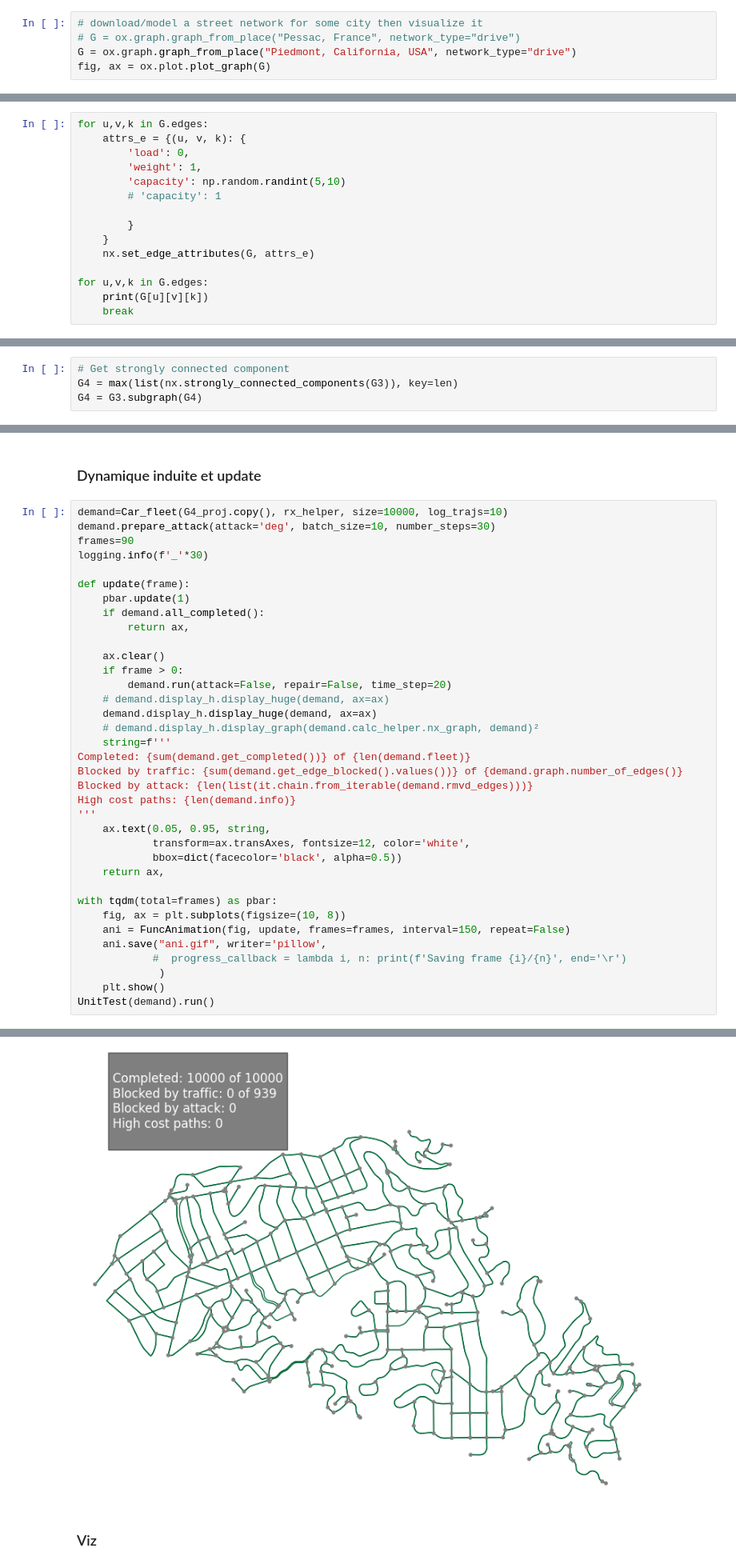
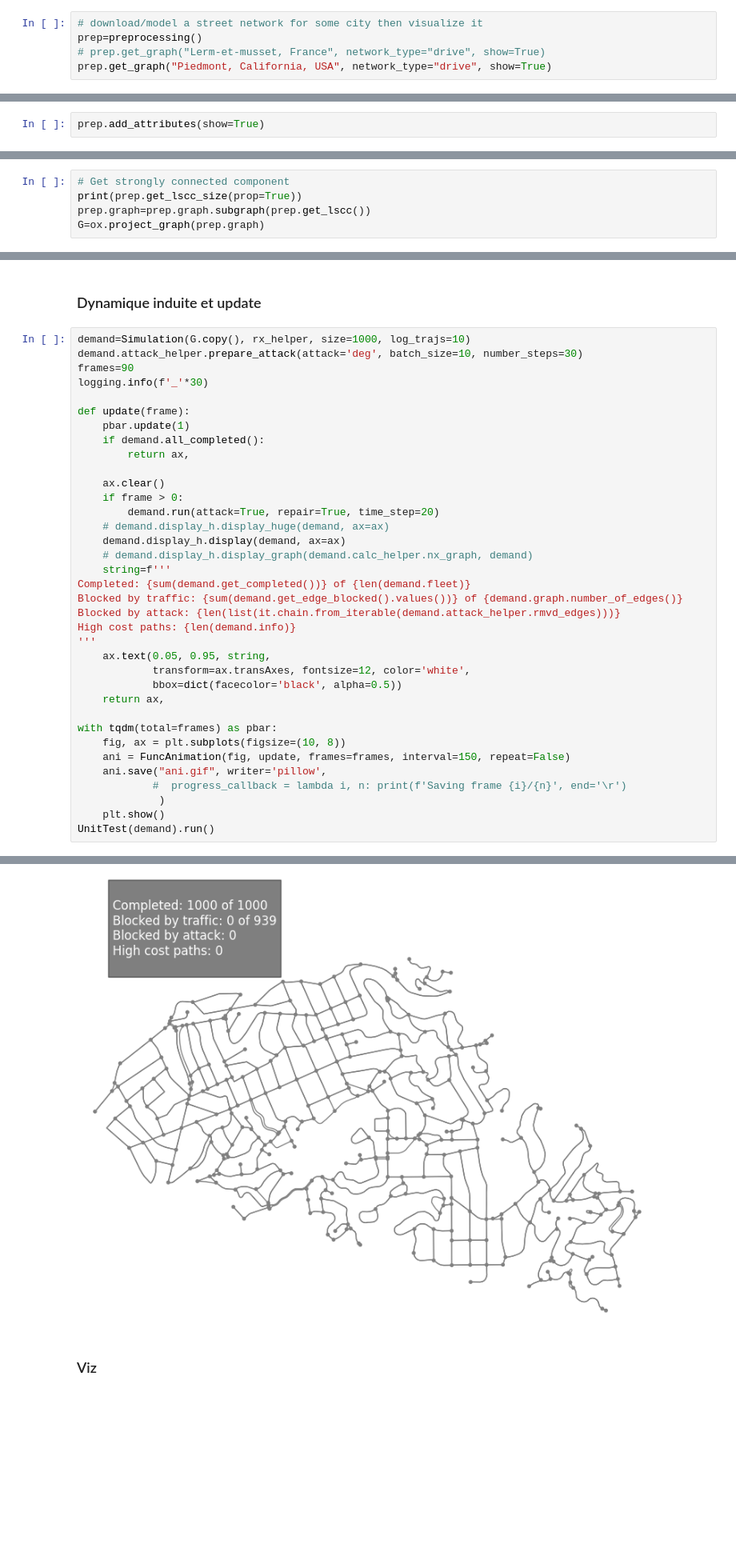
Before and after one commit to lucas-lacampagne/sim, a Jupyter notebook: notebooks/test_query_path.ipynb, the cells around one changed output, grey strips where cells are left out. Shown at 80% size. Drawn from its saved outputs; the diff is of its cells as text; blank space fills up the shorter version.

```diff
--- a/notebooks/test_query_path.ipynb
+++ b/notebooks/test_query_path.ipynb
@@ -38,8 +40,8 @@ ox.__version__
 ### Initial state
 # %%
 # download/model a street network for some city then visualize it
-# G = ox.graph.graph_from_place("Pessac, France", network_type="drive")
-G = ox.graph.graph_from_place("Piedmont, California, USA", network_type="drive")
-fig, ax = ox.plot.plot_graph(G)
+prep=preprocessing()
+# prep.get_graph("Lerm-et-musset, France", network_type="drive", show=True)
+prep.get_graph("Piedmont, California, USA", network_type="drive", show=True)
 # %% [output]
 [figure]
@@ -46,19 +49,6 @@ fig, ax = ox.plot.plot_graph(G)
 # %% [markdown]
 ### Preprocessing
 # %%
-for u,v,k in G.edges:
-    attrs_e = {(u, v, k): {
-        'load': 0,
-        'weight': 1,
-        'capacity': np.random.randint(5,10)
-        # 'capacity': 1
-
-        }
-    }
-    nx.set_edge_attributes(G, attrs_e)
-
-for u,v,k in G.edges:
-    print(G[u][v][k])
-    break
+prep.add_attributes(show=True)
 # %% [output]
 {'osmid': 6345781, 'highway': 'residential', 'name': 'Rose Avenue', 'oneway': False, 'reversed': False, 'length': np.float64(230.12441194959652), 'geometry': <LINESTRING (-122.248 37.826, -122.248 37. ...
@@ -77,4 +55,5 @@ len(max(list(nx.strongly_connected_components(G3)), key=len))/G3.number_of_nodes
 # %%
 # Get strongly connected component
-G4 = max(list(nx.strongly_connected_components(G3)), key=len)
-G4 = G3.subgraph(G4)
+print(prep.get_lscc_size(prop=True))
+prep.graph=prep.graph.subgraph(prep.get_lscc())
+G=ox.project_graph(prep.graph)
@@ -191,44 +81,44 @@ class Car_fleet(Base_car_fleet):
 # %% [markdown]
 ### Dynamique induite et update
 # %%
-demand=Car_fleet(G4_proj.copy(), rx_helper, size=10000, log_trajs=10)
-demand.prepare_attack(attack='deg', batch_size=10, number_steps=30)
+demand=Simulation(G.copy(), rx_helper, size=1000, log_trajs=10)
+demand.attack_helper.prepare_attack(attack='deg', batch_size=10, number_steps=30)
 frames=90
 logging.info(f'_'*30)
 
 def update(frame):
     pbar.update(1)
     if demand.all_completed():
         return ax,
 
     ax.clear()
     if frame > 0:
-        demand.run(attack=False, repair=False, time_step=20)
+        demand.run(attack=True, repair=True, time_step=20)
     # demand.display_h.display_huge(demand, ax=ax)
-    demand.display_h.display_huge(demand, ax=ax)
-    # demand.display_h.display_graph(demand.calc_helper.nx_graph, demand)²
+    demand.display_h.display(demand, ax=ax)
+    # demand.display_h.display_graph(demand.calc_helper.nx_graph, demand)
     string=f'''
 Completed: {sum(demand.get_completed())} of {len(demand.fleet)}
 Blocked by traffic: {sum(demand.get_edge_blocked().values())} of {demand.graph.number_of_edges()}
-Blocked by attack: {len(list(it.chain.from_iterable(demand.rmvd_edges)))}
+Blocked by attack: {len(list(it.chain.from_iterable(demand.attack_helper.rmvd_edges)))}
 High cost paths: {len(demand.info)}
 '''
     ax.text(0.05, 0.95, string,
             transform=ax.transAxes, fontsize=12, color='white',
             bbox=dict(facecolor='black', alpha=0.5))
     return ax,
 
 with tqdm(total=frames) as pbar:
     fig, ax = plt.subplots(figsize=(10, 8))
     ani = FuncAnimation(fig, update, frames=frames, interval=150, repeat=False)
     ani.save("ani.gif", writer='pillow',
             #  progress_callback = lambda i, n: print(f'Saving frame {i}/{n}', end='\r')
              )
     plt.show()
 UnitTest(demand).run()
 # %% [output]
 Launching simulationne over 300, hence 100.00%
-[figure, old version]
+[figure, new version]
 # %% [markdown]
 ### Viz
 # %%
```
Also changed, not shown: parts of 8 cells of this notebook, 10 other files.
